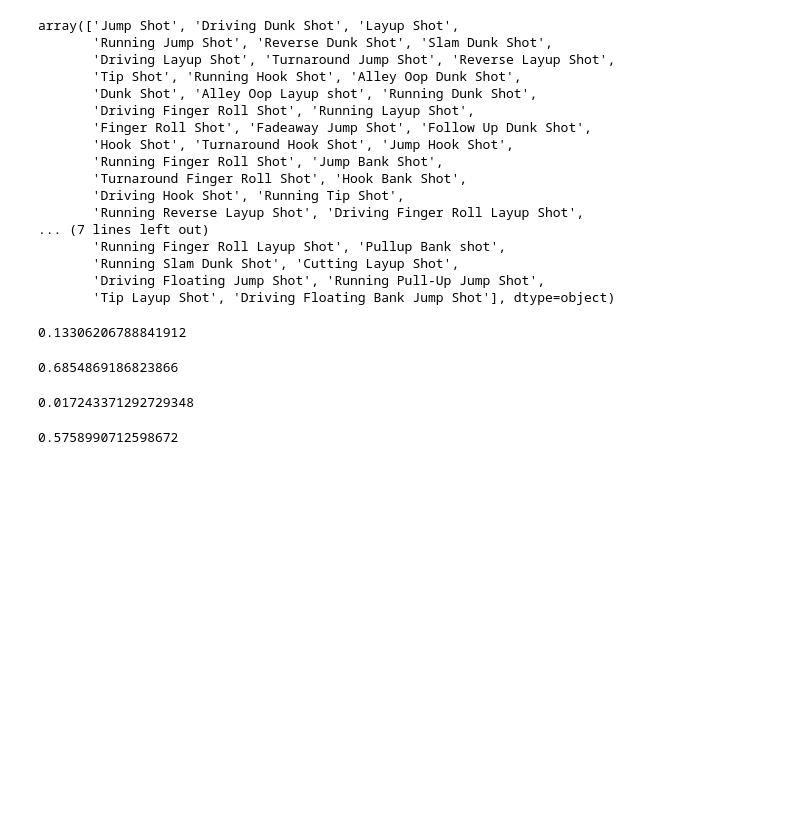
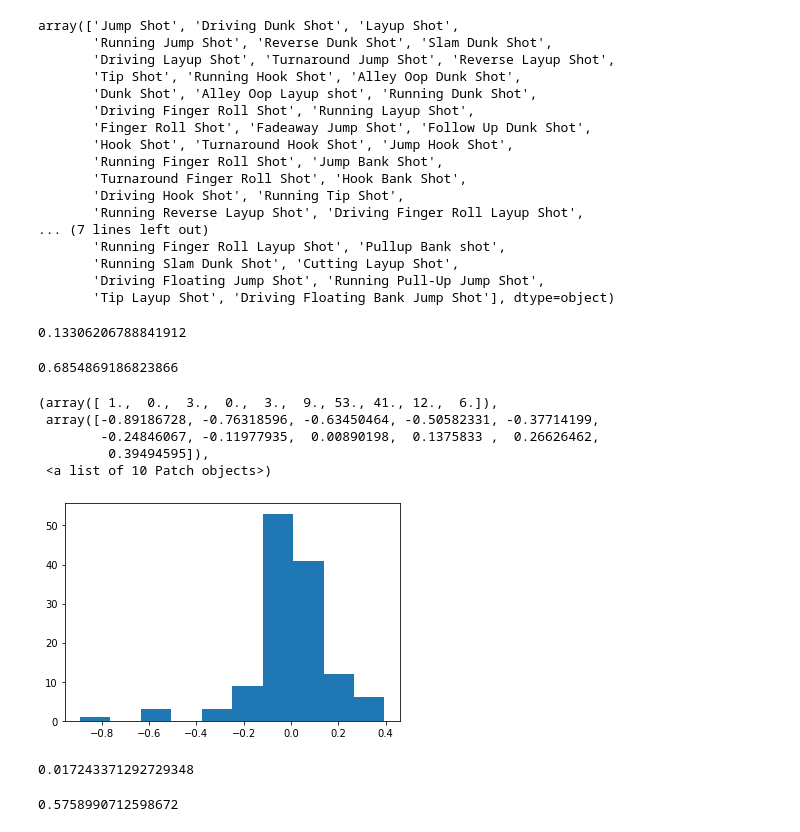
Before and after one commit to Denis-hap/pyda-9, a Jupyter notebook: Feature_Engineering_dz/14/HW_Kobe.ipynb, the cells around one changed output. Saved outputs shown, nothing was run; the diff lists cells and outputs as text; code cells hidden in the pictures; blank space fills up the shorter version.

```diff
--- a/Feature_Engineering_dz/14/HW_Kobe.ipynb
+++ b/Feature_Engineering_dz/14/HW_Kobe.ipynb
@@ -139,6 +139,15 @@ reg.score(X_test, y_test)
 roc_auc_score( y_test, reg.predict(X_test))
 # %% [output]
 0.6854869186823866
+# %%
+plt.hist(reg.coef_.tolist())
+# %% [output]
+(array([ 1.,  0.,  3.,  0.,  3.,  9., 53., 41., 12.,  6.]),
+ array([-0.89186728, -0.76318596, -0.63450464, -0.50582331, -0.37714199,
+        -0.24846067, -0.11977935,  0.00890198,  0.1375833 ,  0.26626462,
+         0.39494595]),
+ <a list of 10 Patch objects>)
+[figure, added]
 # %%
 from sklearn.linear_model import  Lasso
 # %%
```
Also changed, not shown: parts of 4 cells of this notebook.
